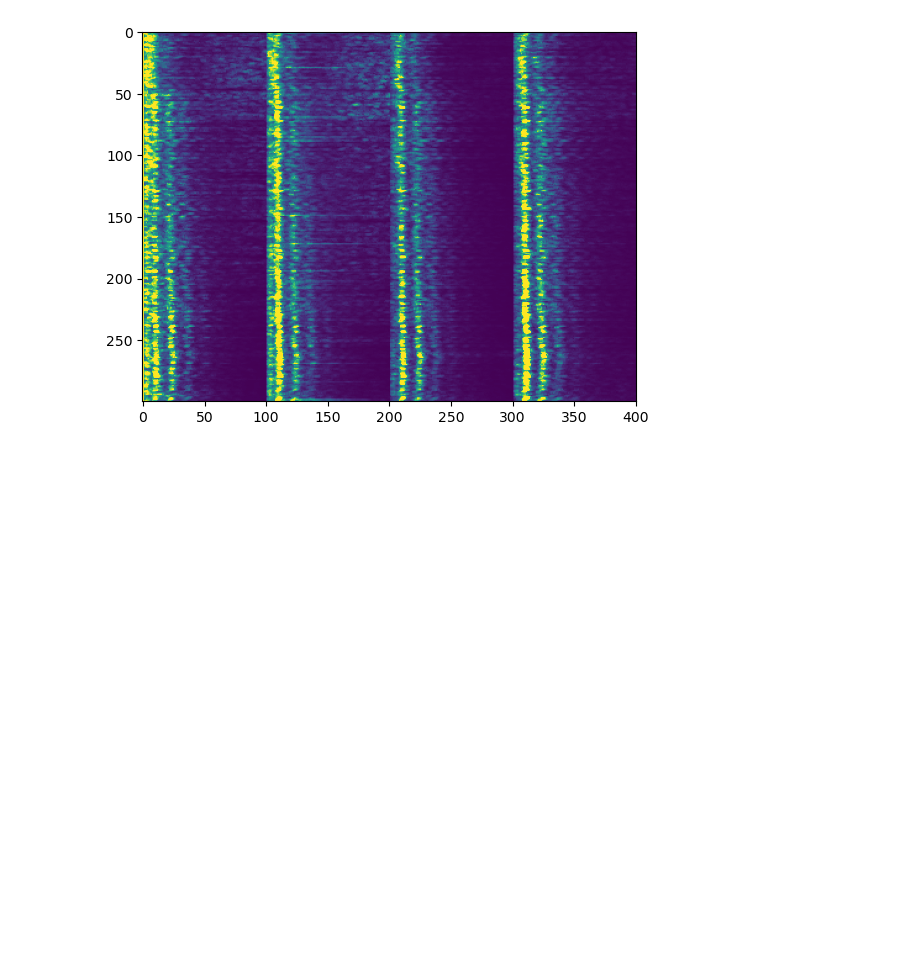
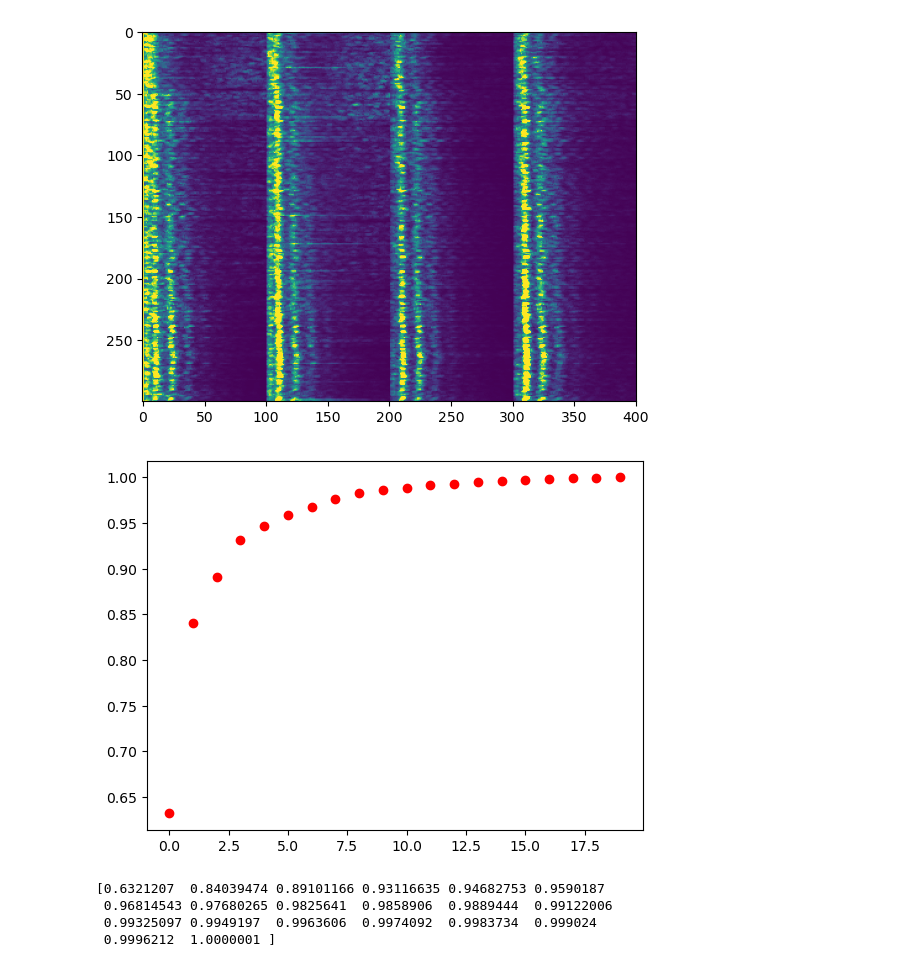
Before and after one commit to Neojaltare/HMSClassification, a Jupyter notebook: ClassifyEEG_Exploration.ipynb, the cells around one changed output. Drawn from its saved outputs; the diff is of its cells as text; code cells hidden in the pictures; blank space fills up the shorter version.

```diff
--- a/ClassifyEEG_Exploration.ipynb
+++ b/ClassifyEEG_Exploration.ipynb
@@ -163,3 +218,23 @@ plt.imshow(spect,vmin= 0, vmax = 10)
 plt.show()
 # %% [output]
 [figure]
+# %%
+from sklearn.decomposition import PCA
+
+pca = PCA(n_components=20)
+
+principalComponents = pca.fit_transform(fulleeg)
+
+# principalDf = pd.DataFrame(data = principalComponents
+#              , columns = ['principal component 1', 'principal component 2'])
+# %%
+
+plt.plot(np.cumsum(pca.explained_variance_ratio_),'ro')
+plt.show()
+print(np.cumsum(pca.explained_variance_ratio_))
+# %% [output]
+[figure, added]
+[0.6321207  0.84039474 0.89101166 0.93116635 0.94682753 0.9590187
+ 0.96814543 0.97680265 0.9825641  0.9858906  0.9889444  0.99122006
+ 0.99325097 0.9949197  0.9963606  0.9974092  0.9983734  0.999024
+ 0.9996212  1.0000001 ]
```
Also changed, not shown: parts of 11 cells of this notebook.
